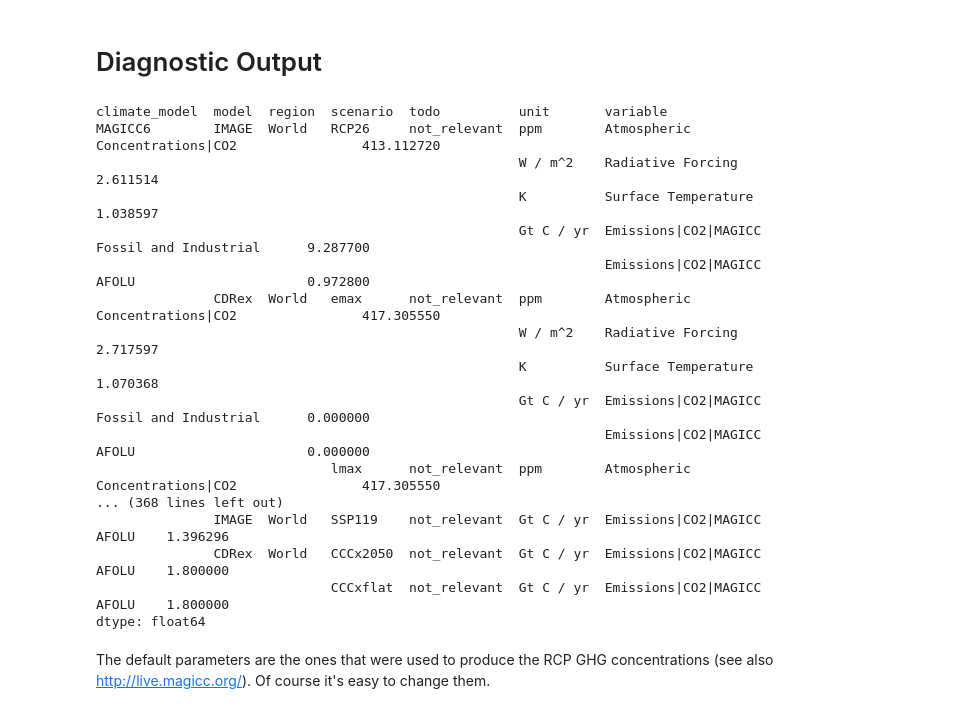
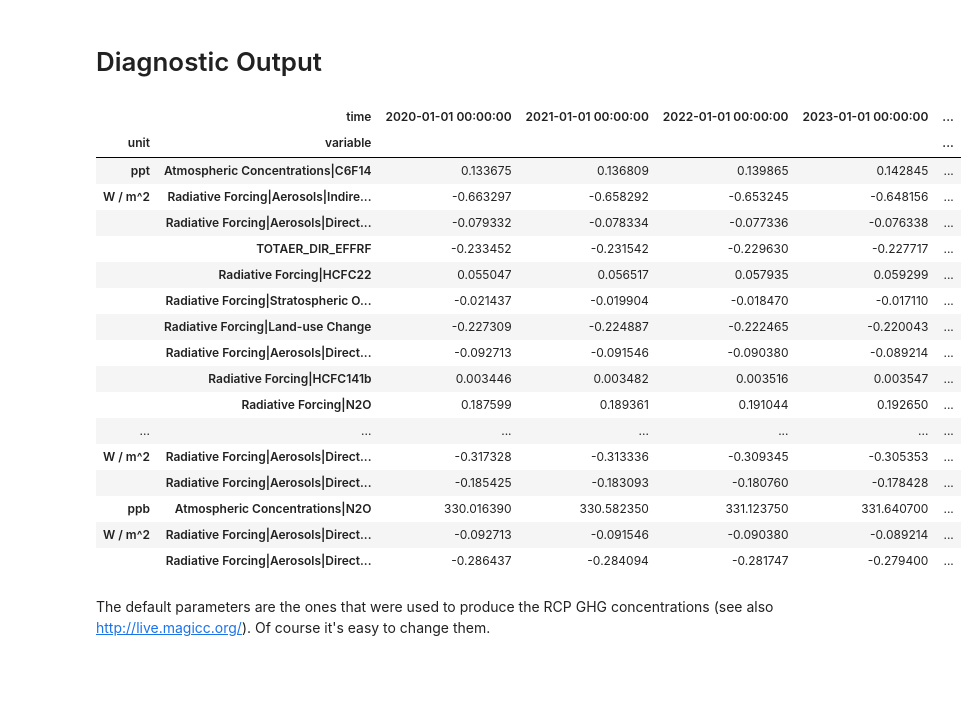
Before and after one commit to hsbay/cdrmex, a Jupyter notebook: ONCtests.ipynb, the cells around one changed output. Saved outputs shown, nothing was run; the diff lists cells and outputs as text; code cells hidden in the pictures; blank space fills up the shorter version.

```diff
--- a/ONCtests.ipynb
+++ b/ONCtests.ipynb
@@ -422,30 +435,34 @@ for dt in 2020,2050,2100,2500:
         print("Cumulative CO₂ 1750 to", dt)
         print(res.filter(variable=cgas,
                          region='World').timeseries().loc[:,datetime(1750,1,1):datetime(dt,1,1)].sum(axis=1))
-        print("Max CO₂ 1750 to", dt)
-        print(res.filter(variable=cgas,
-                         region='World').timeseries().loc[:,datetime(1750,1,1):datetime(dt,1,1)].max(axis=1))
 
 #res.filter(variable = "Atmospheric Concentrations|CO2",region="World").timeseries().loc[:,datetime(2045,1,1):datetime(2052,1,1)] >= 300
 #res.filter(variable = "Atmospheric Concentrations|CO2",region="World").timeseries().loc[:,datetime(1909,1,1):datetime(1920,1,1)] >= 299
-# %% [output]
-climate_model  model  region  scenario  todo          unit       variable
-MAGICC6        IMAGE  World   RCP26     not_relevant  ppm        Atmospheric Concentrations|CO2                413.112720
-                                                      W / m^2    Radiative Forcing                               2.611514
-                                                      K          Surface Temperature                             1.038597
-                                                      Gt C / yr  Emissions|CO2|MAGICC Fossil and Industrial      9.287700
-                                                                 Emissions|CO2|MAGICC AFOLU                      0.972800
-               CDRex  World   emax      not_relevant  ppm        Atmospheric Concentrations|CO2                417.305550
-                                                      W / m^2    Radiative Forcing                               2.717597
-                                                      K          Surface Temperature                             1.070368
-                                                      Gt C / yr  Emissions|CO2|MAGICC Fossil and Industrial      0.000000
-                                                                 Emissions|CO2|MAGICC AFOLU                      0.000000
-                              lmax      not_relevant  ppm        Atmospheric Concentrations|CO2                417.305550
-... (368 lines left out)
-               IMAGE  World   SSP119    not_relevant  Gt C / yr  Emissions|CO2|MAGICC AFOLU    1.396296
-               CDRex  World   CCCx2050  not_relevant  Gt C / yr  Emissions|CO2|MAGICC AFOLU    1.800000
-                              CCCxflat  not_relevant  Gt C / yr  Emissions|CO2|MAGICC AFOLU    1.800000
-dtype: float64
+# %%
+dfdebug2050 = res.filter(scenario="CCCx2050",region="World").timeseries().xs([
+    'MAGICC6','CDRex','World','CCCx2050','not_relevant'],
+    level = ['climate_model','model','region','scenario','todo'])
+newdf = dfdebug2050.loc[dfdebug2050[datetime(2029,1,1,0)] < dfdebug2050[datetime(2030,1,1,0)]]
+newdf.loc[:,datetime(2020,1,1,0):datetime(2032,1,1,0)]
+# %% [output]
+|  | time | 2020-01-01 00:00:00 | 2021-01-01 00:00:00 | 2022-01-01 00:00:00 | 2023-01-01 00:00:00 | ... |
+| unit | variable |  |  |  |  | ... |
+| ppt | Atmospheric Concentrations|C6F14 | 0.133675 | 0.136809 | 0.139865 | 0.142845 | ... |
+| W / m^2 | Radiative Forcing|Aerosols|Indire... | -0.663297 | -0.658292 | -0.653245 | -0.648156 | ... |
+|  | Radiative Forcing|Aerosols|Direct... | -0.079332 | -0.078334 | -0.077336 | -0.076338 | ... |
+|  | TOTAER_DIR_EFFRF | -0.233452 | -0.231542 | -0.229630 | -0.227717 | ... |
+|  | Radiative Forcing|HCFC22 | 0.055047 | 0.056517 | 0.057935 | 0.059299 | ... |
+|  | Radiative Forcing|Stratospheric O... | -0.021437 | -0.019904 | -0.018470 | -0.017110 | ... |
+|  | Radiative Forcing|Land-use Change | -0.227309 | -0.224887 | -0.222465 | -0.220043 | ... |
+|  | Radiative Forcing|Aerosols|Direct... | -0.092713 | -0.091546 | -0.090380 | -0.089214 | ... |
+|  | Radiative Forcing|HCFC141b | 0.003446 | 0.003482 | 0.003516 | 0.003547 | ... |
+|  | Radiative Forcing|N2O | 0.187599 | 0.189361 | 0.191044 | 0.192650 | ... |
+| ... | ... | ... | ... | ... | ... | ... |
+| W / m^2 | Radiative Forcing|Aerosols|Direct... | -0.317328 | -0.313336 | -0.309345 | -0.305353 | ... |
+|  | Radiative Forcing|Aerosols|Direct... | -0.185425 | -0.183093 | -0.180760 | -0.178428 | ... |
+| ppb | Atmospheric Concentrations|N2O | 330.016390 | 330.582350 | 331.123750 | 331.640700 | ... |
+| W / m^2 | Radiative Forcing|Aerosols|Direct... | -0.092713 | -0.091546 | -0.090380 | -0.089214 | ... |
+|  | Radiative Forcing|Aerosols|Direct... | -0.286437 | -0.284094 | -0.281747 | -0.279400 | ... |
 # %% [markdown]
 The default parameters are the ones that were used to produce the RCP GHG concentrations (see also http://live.magicc.org/). Of course it's easy to change them.
 # %%
```
Also changed, not shown: parts of 11 cells of this notebook.
